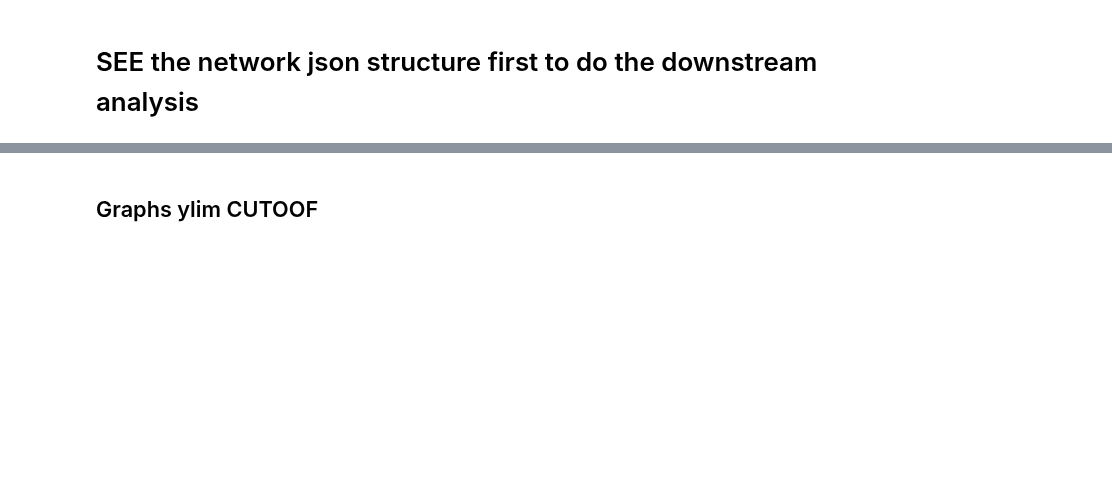
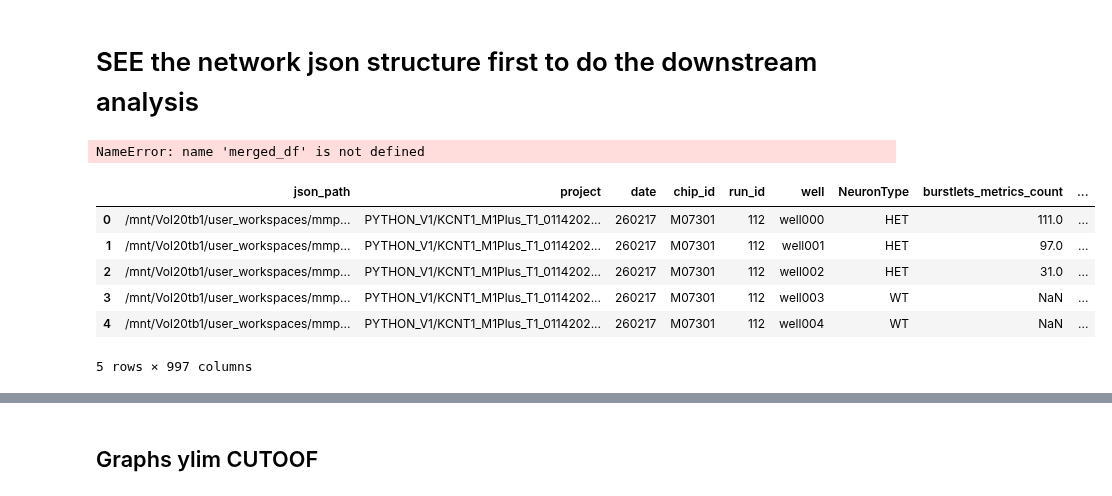
Before and after one commit to BenShalomLab/MEA-Analysis, a Jupyter notebook: PlottingNotebooks/consolidated_networkjsons.ipynb, the cells around one changed output, grey strips where cells are left out. Drawn from its saved outputs; the diff is of its cells as text; code cells hidden in the pictures; blank space fills up the shorter version.

```diff
--- a/PlottingNotebooks/consolidated_networkjsons.ipynb
+++ b/PlottingNotebooks/consolidated_networkjsons.ipynb
@@ -280,7 +280,9 @@ merged_df.sort_values(by=['ID', 'Run #', 'Well'], inplace=True)
 merged_df.head()
 # %%
 #save final merged table
-merged_df.to_csv("/pscratch/sd/m/mpatil1/MEA_Analysis/AnalyzedData/CDKL5_T1/figures/final_merged_mea_data.csv", index=False)
+merged_df.to_csv("/mnt/Vol20tb1/user_workspaces/mmpatil/MEA-Analysis_extract_waveform/AnalyzedData/PYTHON_V1/KCNT1_M1Plus_T1_01142026_PVS/summary_old.csv", index=False)
+# %% [output]
+NameError: name 'merged_df' is not defined
 # %%
 #split merged_df into two dataframes based on Assay type
 network_assay_df = merged_df[merged_df['Assay'] == 'Network Today']
@@ -290,0 +300,10 @@ network_assay_df.head()
+# %%
+network_assay_df.head()
+# %% [output]
+|  | json_path | project | date | chip_id | run_id | well | NeuronType | burstlets_metrics_count | ... |
+| 0 | /mnt/Vol20tb1/user_workspaces/mmp... | PYTHON_V1/KCNT1_M1Plus_T1_0114202... | 260217 | M07301 | 112 | well000 | HET | 111.0 | ... |
+| 1 | /mnt/Vol20tb1/user_workspaces/mmp... | PYTHON_V1/KCNT1_M1Plus_T1_0114202... | 260217 | M07301 | 112 | well001 | HET | 97.0 | ... |
+| 2 | /mnt/Vol20tb1/user_workspaces/mmp... | PYTHON_V1/KCNT1_M1Plus_T1_0114202... | 260217 | M07301 | 112 | well002 | HET | 31.0 | ... |
+| 3 | /mnt/Vol20tb1/user_workspaces/mmp... | PYTHON_V1/KCNT1_M1Plus_T1_0114202... | 260217 | M07301 | 112 | well003 | WT | NaN | ... |
+| 4 | /mnt/Vol20tb1/user_workspaces/mmp... | PYTHON_V1/KCNT1_M1Plus_T1_0114202... | 260217 | M07301 | 112 | well004 | WT | NaN | ... |
+5 rows × 997 columns
```
Also changed, not shown: parts of 16 cells of this notebook, 2 other files.
